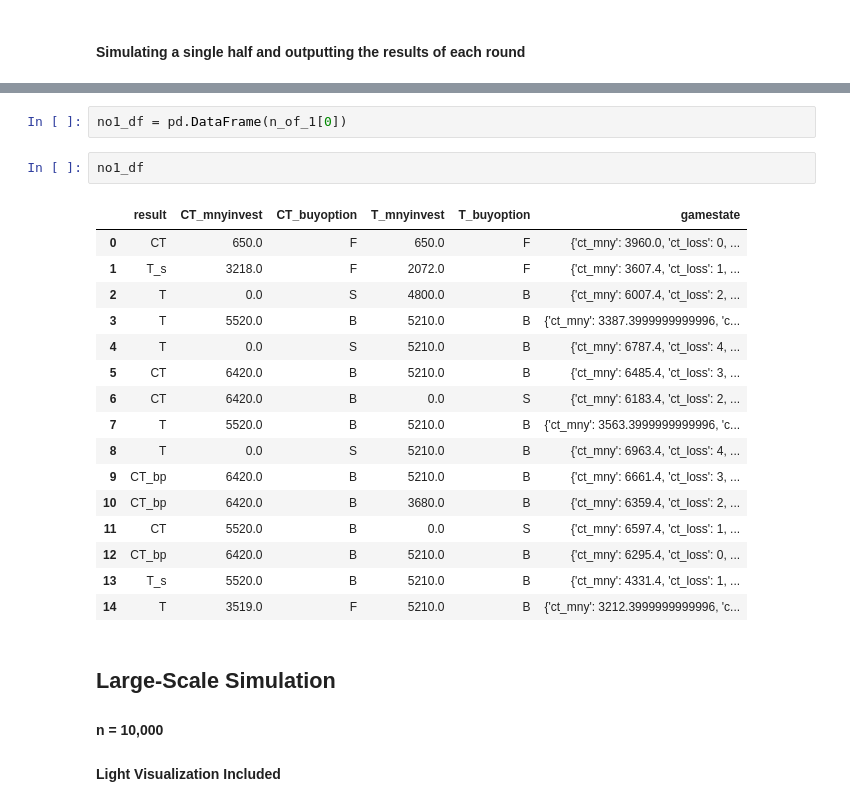
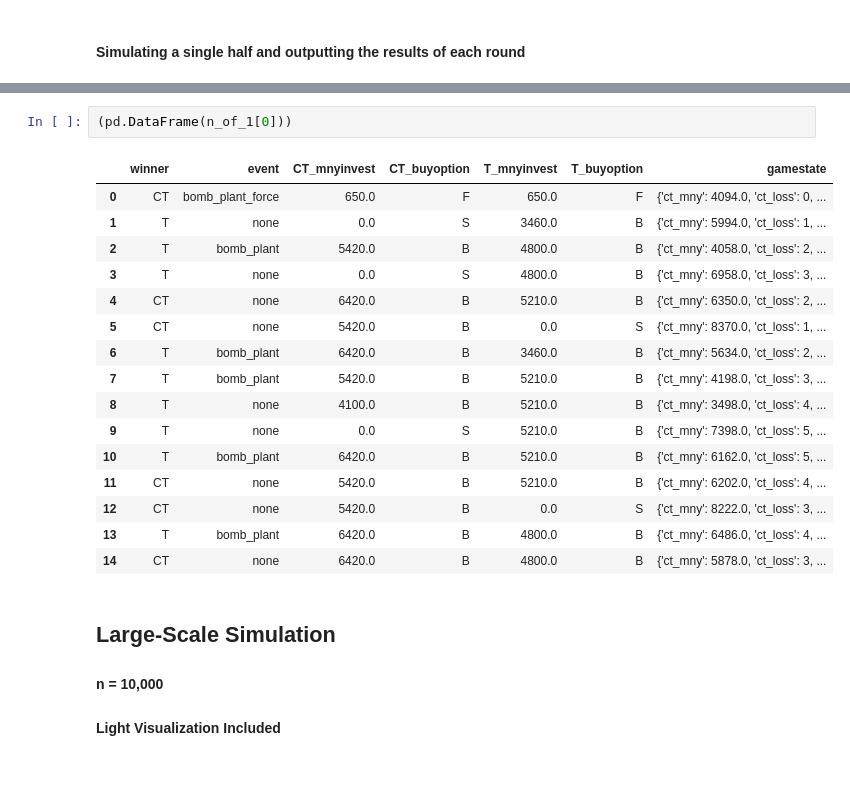
Before and after one commit to JeffT13/CS_EcoSimulator, a Jupyter notebook: CS_ntbk.ipynb, the cells around one changed output, grey strips where cells are left out. Drawn from its saved outputs; the diff is of its cells as text; blank space fills up the shorter version.

```diff
--- a/CS_ntbk.ipynb
+++ b/CS_ntbk.ipynb
@@ -119,24 +140,22 @@ Round  14 -
 # %%
-no1_df = pd.DataFrame(n_of_1[0])
+(pd.DataFrame(n_of_1[0]))
+# %% [output]
+|  | winner | event | CT_mnyinvest | CT_buyoption | T_mnyinvest | T_buyoption | gamestate |
+| 0 | CT | bomb_plant_force | 650.0 | F | 650.0 | F | {'ct_mny': 4094.0, 'ct_loss': 0, ... |
+| 1 | T | none | 0.0 | S | 3460.0 | B | {'ct_mny': 5994.0, 'ct_loss': 1, ... |
+| 2 | T | bomb_plant | 5420.0 | B | 4800.0 | B | {'ct_mny': 4058.0, 'ct_loss': 2, ... |
+| 3 | T | none | 0.0 | S | 4800.0 | B | {'ct_mny': 6958.0, 'ct_loss': 3, ... |
+| 4 | CT | none | 6420.0 | B | 5210.0 | B | {'ct_mny': 6350.0, 'ct_loss': 2, ... |
+| 5 | CT | none | 5420.0 | B | 0.0 | S | {'ct_mny': 8370.0, 'ct_loss': 1, ... |
+| 6 | T | bomb_plant | 6420.0 | B | 3460.0 | B | {'ct_mny': 5634.0, 'ct_loss': 2, ... |
+| 7 | T | bomb_plant | 5420.0 | B | 5210.0 | B | {'ct_mny': 4198.0, 'ct_loss': 3, ... |
+| 8 | T | none | 4100.0 | B | 5210.0 | B | {'ct_mny': 3498.0, 'ct_loss': 4, ... |
+| 9 | T | none | 0.0 | S | 5210.0 | B | {'ct_mny': 7398.0, 'ct_loss': 5, ... |
+| 10 | T | bomb_plant | 6420.0 | B | 5210.0 | B | {'ct_mny': 6162.0, 'ct_loss': 5, ... |
+| 11 | CT | none | 5420.0 | B | 5210.0 | B | {'ct_mny': 6202.0, 'ct_loss': 4, ... |
+| 12 | CT | none | 5420.0 | B | 0.0 | S | {'ct_mny': 8222.0, 'ct_loss': 3, ... |
+| 13 | T | bomb_plant | 6420.0 | B | 4800.0 | B | {'ct_mny': 6486.0, 'ct_loss': 4, ... |
+| 14 | CT | none | 6420.0 | B | 4800.0 | B | {'ct_mny': 5878.0, 'ct_loss': 3, ... |
-# %%
-no1_df
-# %% [output]
-|  | result | CT_mnyinvest | CT_buyoption | T_mnyinvest | T_buyoption | gamestate |
-| 0 | CT | 650.0 | F | 650.0 | F | {'ct_mny': 3960.0, 'ct_loss': 0, ... |
-| 1 | T_s | 3218.0 | F | 2072.0 | F | {'ct_mny': 3607.4, 'ct_loss': 1, ... |
-| 2 | T | 0.0 | S | 4800.0 | B | {'ct_mny': 6007.4, 'ct_loss': 2, ... |
-| 3 | T | 5520.0 | B | 5210.0 | B | {'ct_mny': 3387.3999999999996, 'c... |
-| 4 | T | 0.0 | S | 5210.0 | B | {'ct_mny': 6787.4, 'ct_loss': 4, ... |
-| 5 | CT | 6420.0 | B | 5210.0 | B | {'ct_mny': 6485.4, 'ct_loss': 3, ... |
-| 6 | CT | 6420.0 | B | 0.0 | S | {'ct_mny': 6183.4, 'ct_loss': 2, ... |
-| 7 | T | 5520.0 | B | 5210.0 | B | {'ct_mny': 3563.3999999999996, 'c... |
-| 8 | T | 0.0 | S | 5210.0 | B | {'ct_mny': 6963.4, 'ct_loss': 4, ... |
-| 9 | CT_bp | 6420.0 | B | 5210.0 | B | {'ct_mny': 6661.4, 'ct_loss': 3, ... |
-| 10 | CT_bp | 6420.0 | B | 3680.0 | B | {'ct_mny': 6359.4, 'ct_loss': 2, ... |
-| 11 | CT | 5520.0 | B | 0.0 | S | {'ct_mny': 6597.4, 'ct_loss': 1, ... |
-| 12 | CT_bp | 6420.0 | B | 5210.0 | B | {'ct_mny': 6295.4, 'ct_loss': 0, ... |
-| 13 | T_s | 5520.0 | B | 5210.0 | B | {'ct_mny': 4331.4, 'ct_loss': 1, ... |
-| 14 | T | 3519.0 | F | 5210.0 | B | {'ct_mny': 3212.3999999999996, 'c... |
 # %% [markdown]
 ## Large-Scale Simulation
 
```
Also changed, not shown: parts of 8 cells of this notebook, 2 other files.
